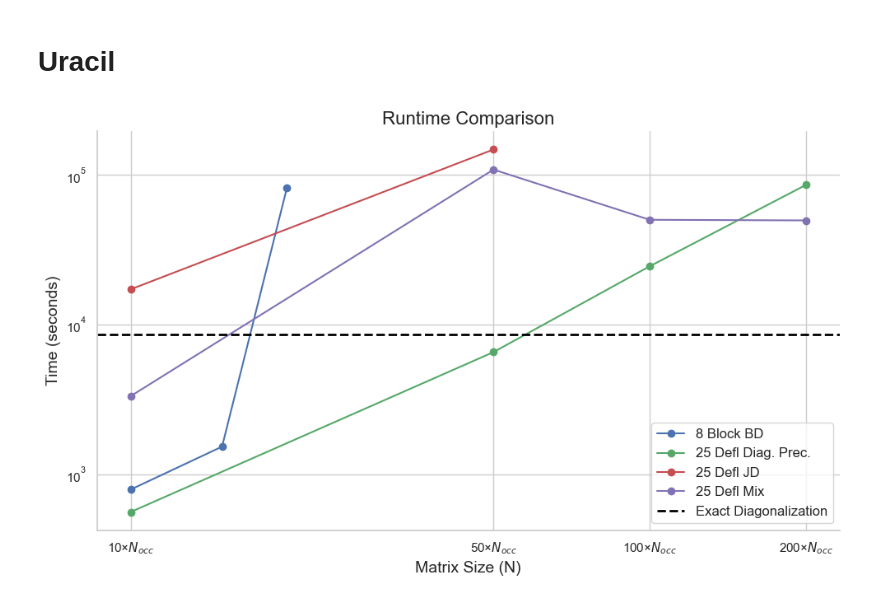
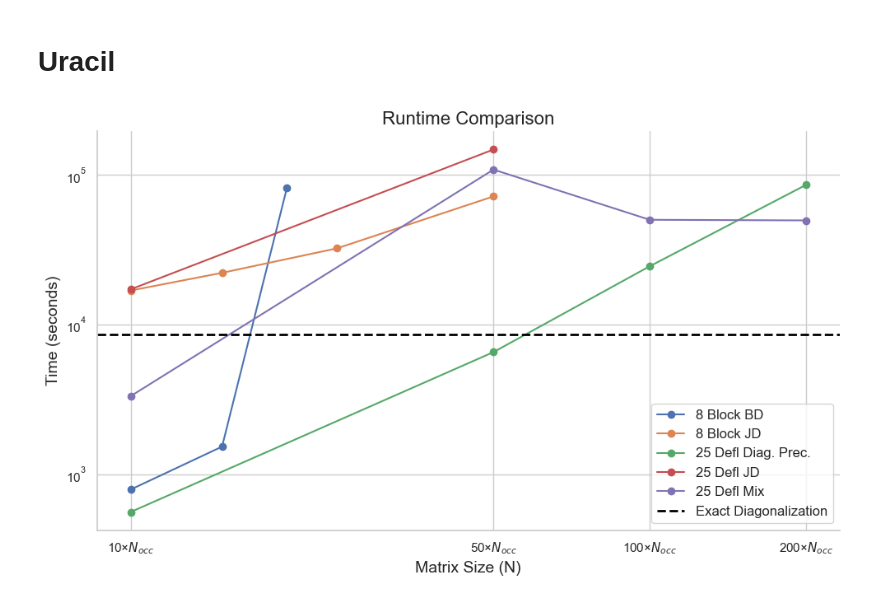
Before and after one commit to framere/Final_codes_MA, a Jupyter notebook: Results_plots/results_runtime.ipynb, the cells around one changed output. Cells and saved outputs as stored; diff of their text form; code cells hidden in the pictures.

```diff
--- a/Results_plots/results_runtime.ipynb
+++ b/Results_plots/results_runtime.ipynb
@@ -109,6 +109,7 @@ exact_diago = 8622.537616
 time_8_BD = np.array([789.528958, 1528.487917, 82096.197426])
 
 # Block JD (alpha=8)
+time_8_JD = np.array([16894.118673, 22188.201742, 32381.605487, 71985.776621])
 
 # deflation JD
 time_25_defl_JD = np.array([17212.923856, 148123.844998])
@@ -120,23 +121,23 @@ time_25_defl_mix = np.array([3324.648844, 108755.617466, 50201.411028, 49720.639
 # %%
 plt.figure(figsize=(10, 6))
 plt.plot(N_block, time_8_BD, marker='o', label='8 Block BD', color=colors[0])
-# plt.plot(N_block, block_JD_8, marker='o', label='8 Block JD', color=colors[1])
+plt.plot(N_JD[:-2], time_8_JD, marker='o', label='8 Block JD', color=colors[1])
 plt.plot(N, time_25_defl, marker='o', label='25 Defl Diag. Prec.', color=colors[2])
 plt.plot(N[:2], time_25_defl_JD, marker='o', label='25 Defl JD', color=colors[3])
 plt.plot(N, time_25_defl_mix, marker='o', label='25 Defl Mix', color=colors[4])
 plt.axhline(y=exact_diago, color='black', linestyle='--', label='Exact Diagonalization', linewidth=2)
 plt.yscale('log')
 plt.xscale('log')
 plt.xlabel('Matrix Size (N)', fontsize=14)
 plt.ylabel('Time (seconds)', fontsize=14)
 xticks = np.array([10, 50, 100, 200]) * N_occ
 # Create labels: one line for nev, second line for multiplier
 xtick_labels = [f"{mult}×$N_{{occ}}$" for nev, mult in zip(xticks, [10, 50, 100, 200])]
 plt.xticks(xticks, xtick_labels)
 plt.title('Runtime Comparison', fontsize=16)
 plt.legend(fontsize=12)
 plt.tight_layout()
 sns.despine()
 plt.show()
 # %% [output]
-[figure, old version]
+[figure, new version]
```
Also changed, not shown: 5 other files.
